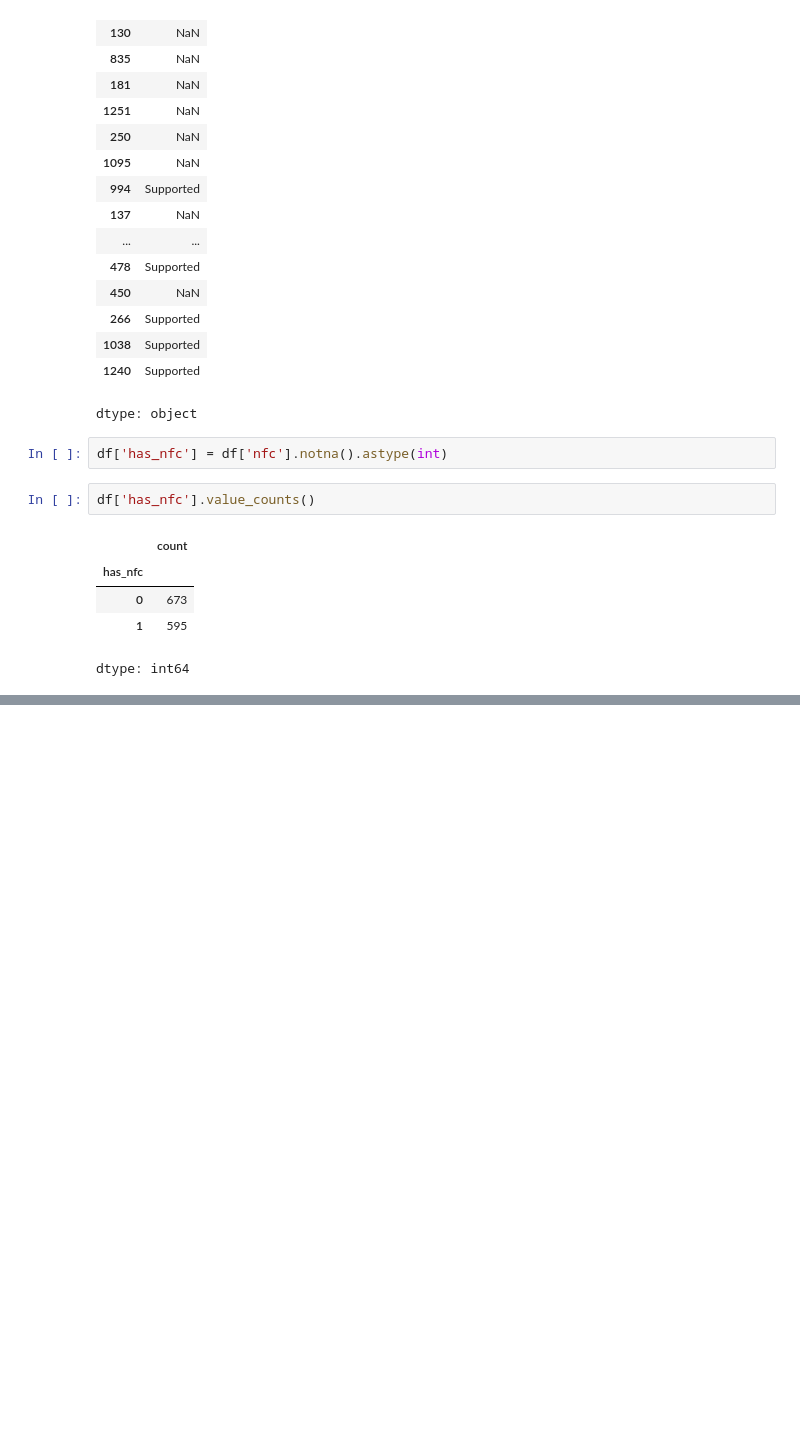
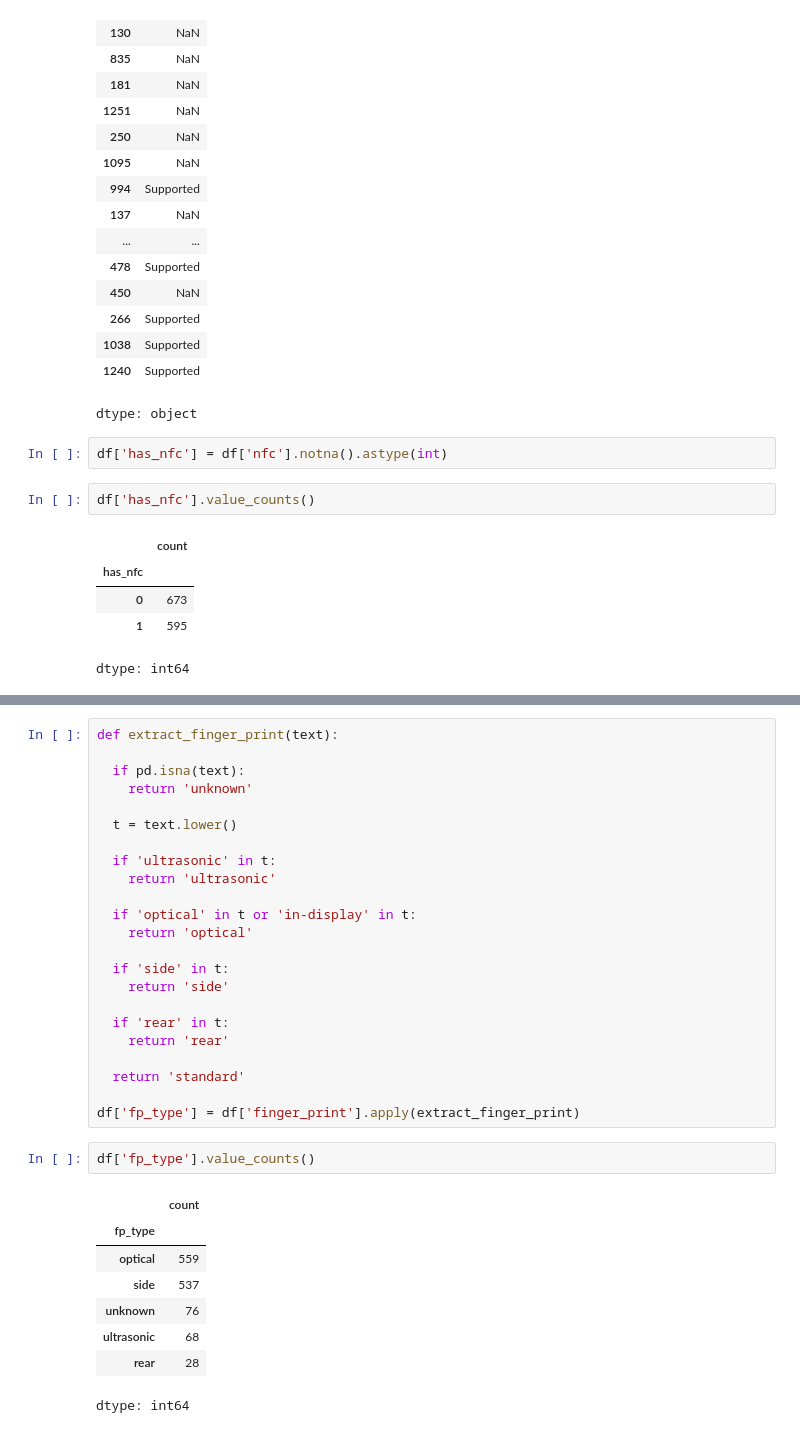
Before and after one commit to rajeshxdatascience/smartphone-recommender-system, a Jupyter notebook: SpecLens_AI_Data_Engineering.ipynb, the cells around one changed output, grey strips where cells are left out. Drawn from its saved outputs; the diff is of its cells as text; blank space fills up the shorter version.

```diff
--- a/SpecLens_AI_Data_Engineering.ipynb
+++ b/SpecLens_AI_Data_Engineering.ipynb
@@ -5238,0 +5260,34 @@ dtype: int64
+# %%
+def extract_finger_print(text):
+
+  if pd.isna(text):
+    return 'unknown'
+
+  t = text.lower()
+
+  if 'ultrasonic' in t:
+    return 'ultrasonic'
+
+  if 'optical' in t or 'in-display' in t:
+    return 'optical'
+
+  if 'side' in t:
+    return 'side'
+
+  if 'rear' in t:
+    return 'rear'
+
+  return 'standard'
+
+df['fp_type'] = df['finger_print'].apply(extract_finger_print)
+# %%
+df['fp_type'].value_counts()
+# %% [output]
+|  | count |
+| fp_type |  |
+| optical | 559 |
+| side | 537 |
+| unknown | 76 |
+| ultrasonic | 68 |
+| rear | 28 |
+dtype: int64
```
Also changed, not shown: parts of 1 cell of this notebook.
